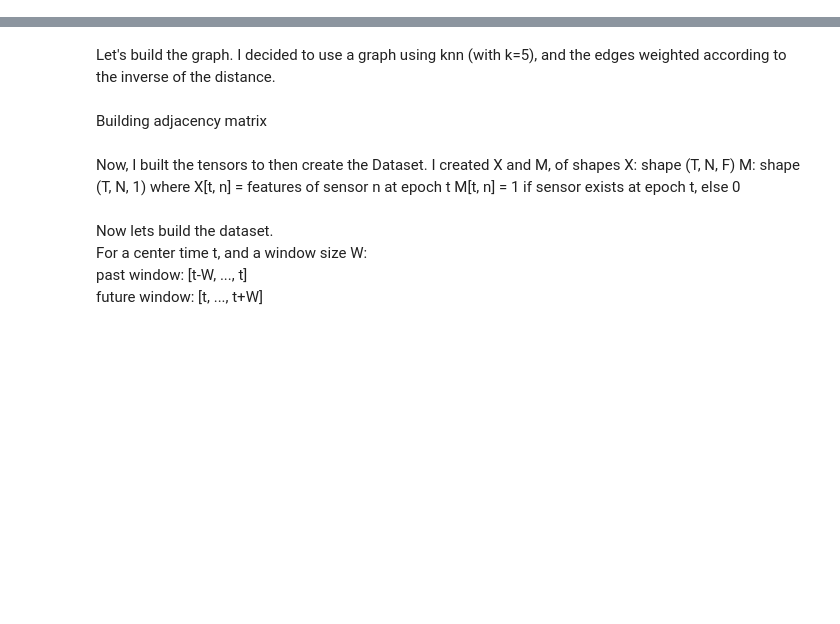
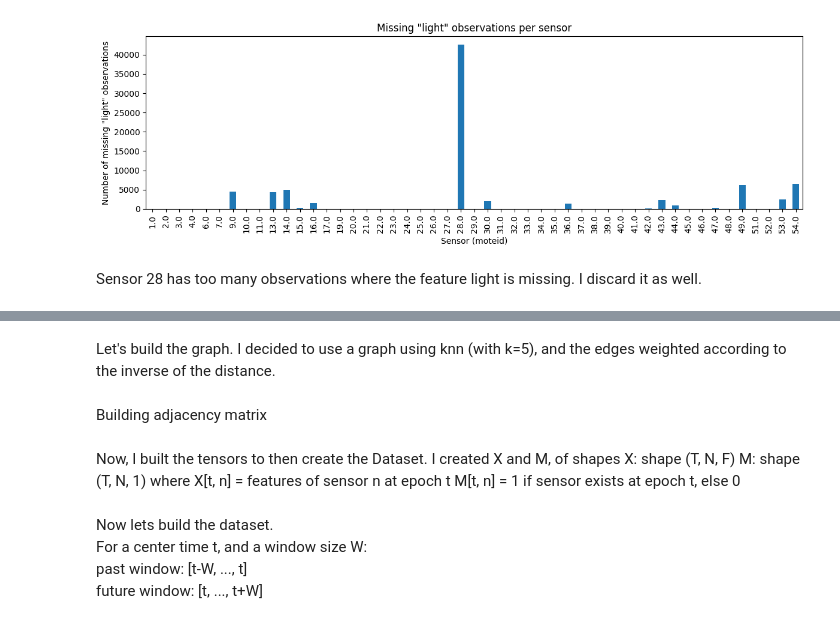
Before and after one commit to TeoNabot/bi-stcgn-for-data-reconstruction, a Jupyter notebook: notebooks/main.ipynb, the cells around one changed output, grey strips where cells are left out. Cells and saved outputs as stored; diff of their text form; code cells hidden in the pictures; blank space fills up the shorter version.

```diff
--- a/notebooks/main.ipynb
+++ b/notebooks/main.ipynb
@@ -32,7 +18,0 @@ Now we will focus on the day where there is less missing data. We can get this d
-# %%
-#count rows per day and get max
-day = df.groupby('date').size().idxmax()
-
-#filter only that day
-df = df[df['date'] == day]
-df.head()
@@ -47,0 +53,11 @@ Now I count the average number of mote ids per epoch
+# %%
+# Define a dictionary mapping columns to their aggregation method
+aggregation_rules = {
+    'temperature': 'mean',    # Average the sensor values
+    'humidity': 'mean',
+    'light': 'mean',
+    'voltage': 'mean',
+    'datetime': 'min'        # Take the earliest timestamp for this epoch
+}
+
+df = df.groupby(['epoch', 'moteid']).agg(aggregation_rules).reset_index()
@@ -77,3 +71,0 @@ I discarded sensors 12, 30, 14 and 53, given that they have data for less than h
-# %%
-df = df[(df['moteid'] != 12) & (df['moteid'] != 30) & (df['moteid'] != 14) & (df['moteid'] != 53)]
-df['moteid'].unique()
@@ -88,0 +95,4 @@ Finally, I reindex the epochs to range from 0 to number of epochs - 1 and sensor
+# %%
+discard = [65407, 6485, 33117, 56, 58, 57, 5, 18, 50, 8, 12, 55]
+df = df[~df['moteid'].isin(discard)]
+df['moteid'].unique()
@@ -88,0 +117,16 @@ Finally, I reindex the epochs to range from 0 to number of epochs - 1 and sensor
+# %%
+import matplotlib.pyplot as plt
+
+missing_counts = df.groupby('moteid')['light'].apply(lambda x: x.isna().sum()).sort_index()
+
+plt.figure(figsize=(12,4))
+missing_counts.plot(kind='bar')
+plt.xlabel('Sensor (moteid)')
+plt.ylabel('Number of missing "light" observations')
+plt.title('Missing "light" observations per sensor')
+plt.tight_layout()
+plt.show()
+# %% [output]
+[figure, added]
+# %% [markdown]
+Sensor 28 has too many observations where the feature light is missing. I discard it as well.
```
Also changed, not shown: parts of 37 cells of this notebook, 7 other files.
